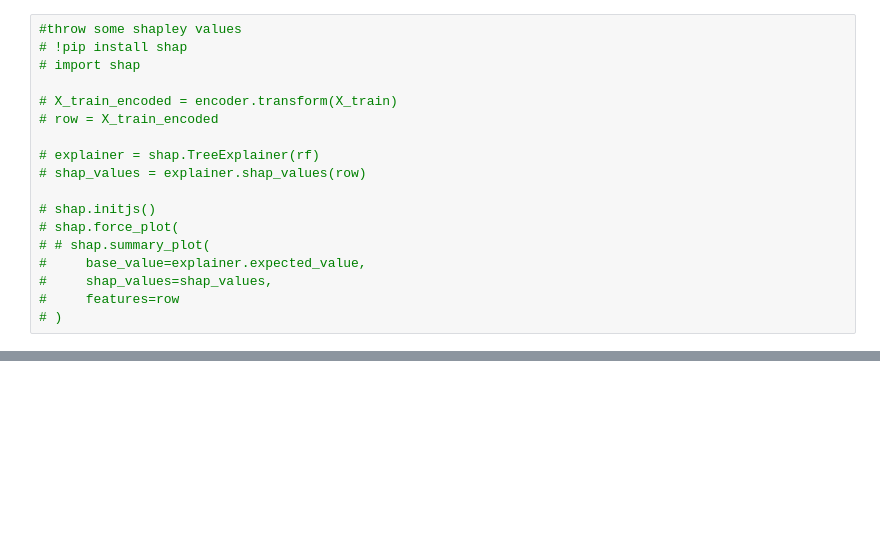
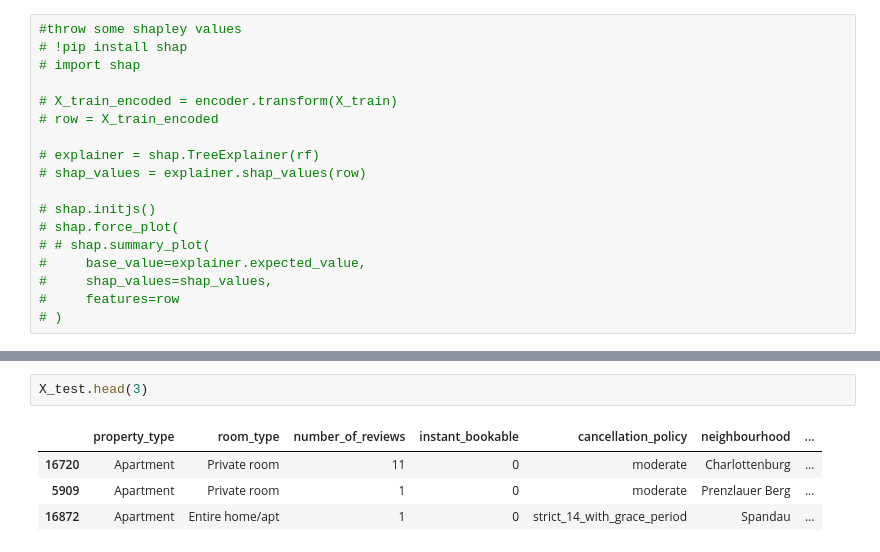
Before and after one commit to BuildWeekAirbnbOptimal1/Data-Science, a Jupyter notebook: airbnb_berlin_notebook_(Ofer_update_Fri_28_Feb).ipynb, the cells around one changed output, grey strips where cells are left out. Drawn from its saved outputs; the diff is of its cells as text; blank space fills up the shorter version.

```diff
--- a/airbnb_berlin_notebook_(Ofer_update_Fri_28_Feb).ipynb
+++ b/airbnb_berlin_notebook_(Ofer_update_Fri_28_Feb).ipynb
@@ -646 +649,8 @@ y_test.head(4)
 Name: price, dtype: int64
+# %%
+X_test.head(3)
+# %% [output]
+|  | property_type | room_type | number_of_reviews | instant_bookable | cancellation_policy | neighbourhood | ... |
+| 16720 | Apartment | Private room | 11 | 0 | moderate | Charlottenburg | ... |
+| 5909 | Apartment | Private room | 1 | 0 | moderate | Prenzlauer Berg | ... |
+| 16872 | Apartment | Entire home/apt | 1 | 0 | strict_14_with_grace_period | Spandau | ... |
```
Also changed, not shown: parts of 11 cells of this notebook.
